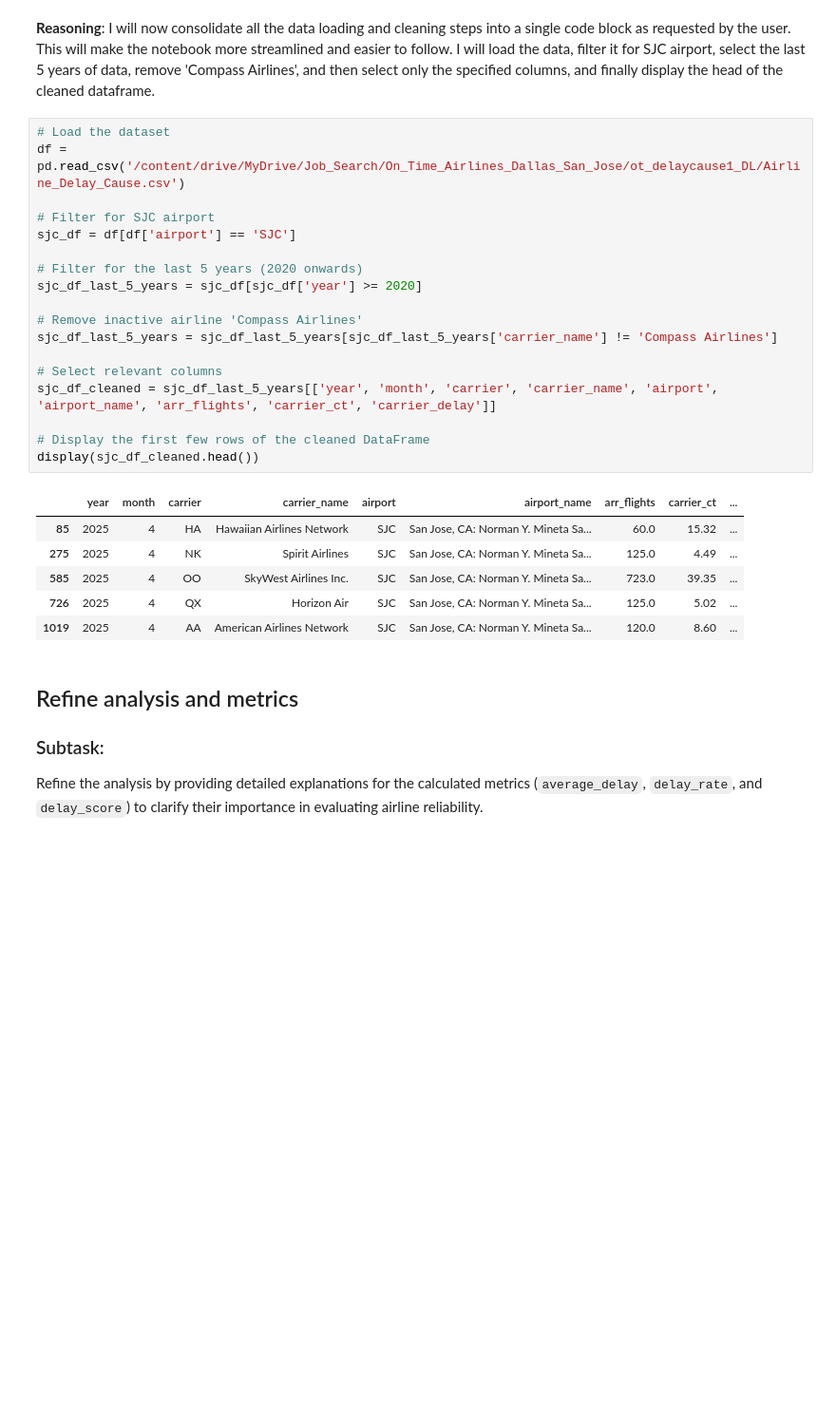
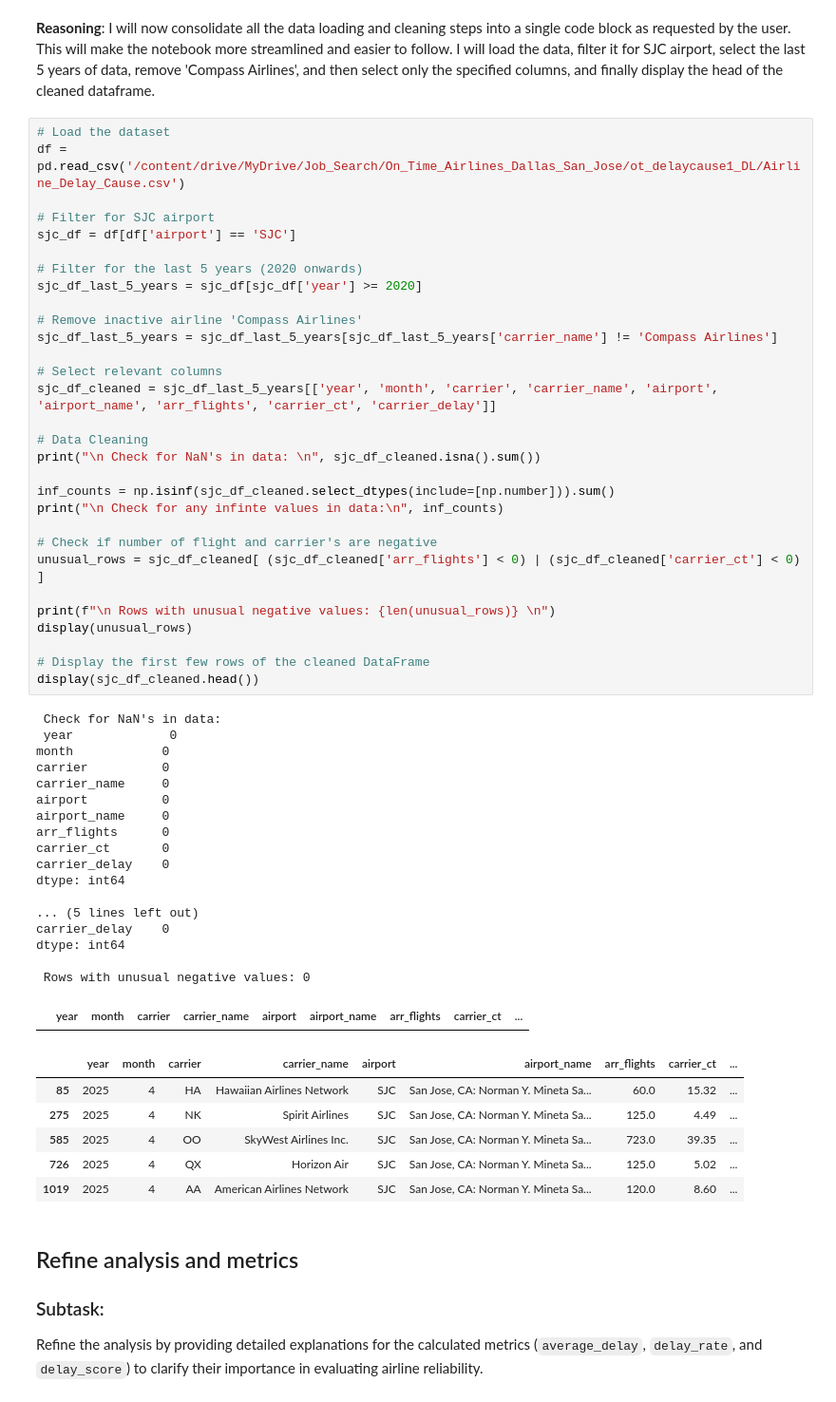
Before and after one commit to ugeshe/Reliable_Airline_to_Bay_Area, a Jupyter notebook: Dallas_SanJose_.ipynb, the cells around one changed output. Shown at 95% size. Cells and saved outputs as stored; diff of their text form; blank space fills up the shorter version.

```diff
--- a/Dallas_SanJose_.ipynb
+++ b/Dallas_SanJose_.ipynb
@@ -81,28 +81,58 @@ I will now consolidate all the data loading and cleaning steps into a single cod
 # %%
 # Load the dataset
 df = pd.read_csv('/content/drive/MyDrive/Job_Search/On_Time_Airlines_Dallas_San_Jose/ot_delaycause1_DL/Airline_Delay_Cause.csv')
 
 # Filter for SJC airport
 sjc_df = df[df['airport'] == 'SJC']
 
 # Filter for the last 5 years (2020 onwards)
 sjc_df_last_5_years = sjc_df[sjc_df['year'] >= 2020]
 
 # Remove inactive airline 'Compass Airlines'
 sjc_df_last_5_years = sjc_df_last_5_years[sjc_df_last_5_years['carrier_name'] != 'Compass Airlines']
 
 # Select relevant columns
 sjc_df_cleaned = sjc_df_last_5_years[['year', 'month', 'carrier', 'carrier_name', 'airport', 'airport_name', 'arr_flights', 'carrier_ct', 'carrier_delay']]
 
+# Data Cleaning
+print("\n Check for NaN's in data: \n", sjc_df_cleaned.isna().sum())
+
+inf_counts = np.isinf(sjc_df_cleaned.select_dtypes(include=[np.number])).sum()
+print("\n Check for any infinte values in data:\n", inf_counts)
+
+# Check if number of flight and carrier's are negative
+unusual_rows = sjc_df_cleaned[ (sjc_df_cleaned['arr_flights'] < 0) | (sjc_df_cleaned['carrier_ct'] < 0) ]
+
+print(f"\n Rows with unusual negative values: {len(unusual_rows)} \n")
+display(unusual_rows)
+
 # Display the first few rows of the cleaned DataFrame
 display(sjc_df_cleaned.head())
 # %% [output]
+ Check for NaN's in data:
+ year             0
+month            0
+carrier          0
+carrier_name     0
+airport          0
+airport_name     0
+arr_flights      0
+carrier_ct       0
+carrier_delay    0
+dtype: int64
+
+... (5 lines left out)
+carrier_delay    0
+dtype: int64
+
+ Rows with unusual negative values: 0
 |  | year | month | carrier | carrier_name | airport | airport_name | arr_flights | carrier_ct | ... |
-| 85 | 2025 | 4 | HA | Hawaiian Airlines Network | SJC | San Jose, CA: Norman Y. Mineta Sa... | 60.0 | 15.32 | ... |
-| 275 | 2025 | 4 | NK | Spirit Airlines | SJC | San Jose, CA: Norman Y. Mineta Sa... | 125.0 | 4.49 | ... |
-| 585 | 2025 | 4 | OO | SkyWest Airlines Inc. | SJC | San Jose, CA: Norman Y. Mineta Sa... | 723.0 | 39.35 | ... |
-| 726 | 2025 | 4 | QX | Horizon Air | SJC | San Jose, CA: Norman Y. Mineta Sa... | 125.0 | 5.02 | ... |
-| 1019 | 2025 | 4 | AA | American Airlines Network | SJC | San Jose, CA: Norman Y. Mineta Sa... | 120.0 | 8.60 | ... |
+|  | year | month | carrier | carrier_name | airport | airport_name | arr_flights | carrier_ct | ... |
+| 85 | 2025 | 4 | HA | Hawaiian Airlines Network | SJC | San Jose, CA: Norman Y. Mineta Sa... | 60.0 | 15.32 | ... |
+| 275 | 2025 | 4 | NK | Spirit Airlines | SJC | San Jose, CA: Norman Y. Mineta Sa... | 125.0 | 4.49 | ... |
+| 585 | 2025 | 4 | OO | SkyWest Airlines Inc. | SJC | San Jose, CA: Norman Y. Mineta Sa... | 723.0 | 39.35 | ... |
+| 726 | 2025 | 4 | QX | Horizon Air | SJC | San Jose, CA: Norman Y. Mineta Sa... | 125.0 | 5.02 | ... |
+| 1019 | 2025 | 4 | AA | American Airlines Network | SJC | San Jose, CA: Norman Y. Mineta Sa... | 120.0 | 8.60 | ... |
 # %% [markdown]
 ## Refine analysis and metrics
 
```
Also changed, not shown: parts of 6 cells of this notebook.
